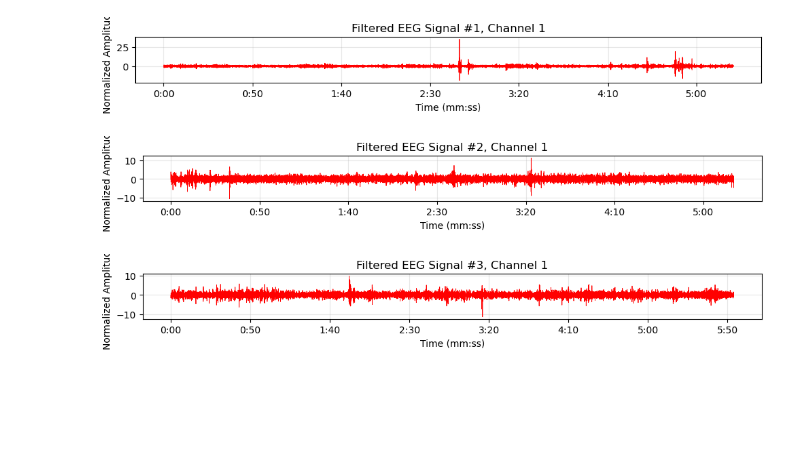
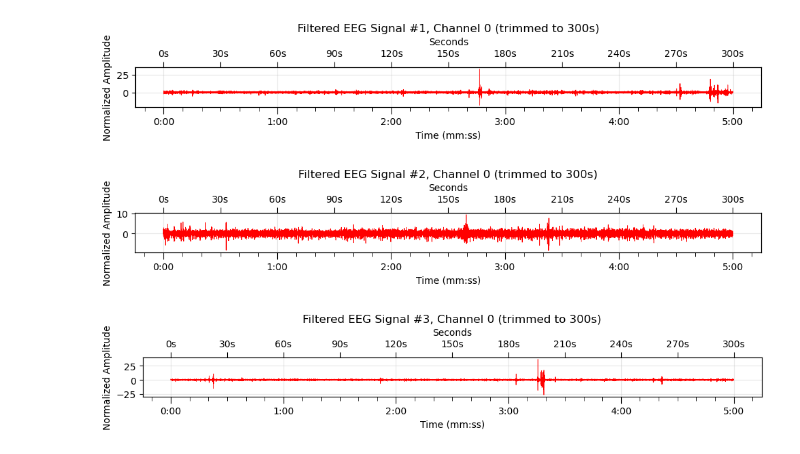
Before and after one commit to josephzhengg/amplab-digtwins, a Jupyter notebook: notebooks/comparison.ipynb, the cells around one changed output. Saved outputs shown, nothing was run; the diff lists cells and outputs as text; code cells hidden in the pictures; blank space fills up the shorter version.

Commit message:
added minor changes to ticks

```diff
--- a/notebooks/comparison.ipynb
+++ b/notebooks/comparison.ipynb
@@ -32,41 +30,59 @@ No file found: ..\raw\resting_state4.set — stopping (last checked 4).
 # %%
 from biosppy.signals import eeg
 import matplotlib.pyplot as plt
 import matplotlib.ticker as ticker
 from scipy.stats import zscore
 
-chan_name = 1  # channel index
+chan_name = 0  # channel index
+max_duration_seconds = 5 * 60  # 5 minutes
 
 # fn to format time
 def format_mmss(x, pos):
     minutes = int(x // 60)
     seconds = int(x % 60)
     return f"{minutes}:{seconds:02d}"
 
 for n, raw in enumerate(raw_data, start=1):
     data = raw.get_data(picks=[chan_name])[0]
     sfreq = raw.info['sfreq']
 
     out = eeg.eeg(signal=data, sampling_rate=sfreq, show=False)
 
-    filtered = zscore(out['filtered'])
-    ts = out['ts']
+    # Trim to first 5 minutes
+    max_samples = int(max_duration_seconds * sfreq)
+    total_samples = len(out['filtered'])
+    end_idx = min(total_samples, max_samples)
+
+    filtered = zscore(out['filtered'][:end_idx])
+    ts = out['ts'][:end_idx]
 
     # reduced-height figure so more plots fit vertically
-    plt.figure(figsize=(10, 1.6))
-    plt.plot(ts, filtered, 'r-', linewidth=0.6)
-    plt.title(f"Filtered EEG Signal #{n}, Channel {chan_name}")
-    plt.xlabel("Time (mm:ss)")
-    plt.ylabel("Normalized Amplitude")
-    plt.grid(True, alpha=0.3)
+    fig, ax = plt.subplots(figsize=(10, 2))
+    ax.plot(ts, filtered, 'r-', linewidth=0.6)
+    ax.set_title(f"Filtered EEG Signal #{n}, Channel {chan_name} (trimmed to {end_idx/sfreq:.0f}s)")
+    ax.set_xlabel("Time (mm:ss)")
+    ax.set_ylabel("Normalized Amplitude")
+    ax.grid(True, alpha=0.3)
 
-    # apply time formatting
-    ax = plt.gca()
+    # Bottom axis: minute ticks (major) and minor ticks (seconds)
+    ax.xaxis.set_major_locator(ticker.MultipleLocator(60))
+    ax.xaxis.set_minor_locator(ticker.MultipleLocator(10))
     ax.xaxis.set_major_formatter(ticker.FuncFormatter(format_mmss))
+    ax.tick_params(axis='x', which='major', length=7)
+    ax.tick_params(axis='x', which='minor', length=4)
+
+    # Top axis: seconds ticks with 'Xs' labels for clarity
+    ax_top = ax.twiny()
+    ax_top.set_xlim(ax.get_xlim())
+    # show seconds every 30s for readability (adjust as needed)
+    ax_top.xaxis.set_major_locator(ticker.MultipleLocator(30))
+    ax_top.xaxis.set_major_formatter(ticker.FuncFormatter(lambda x, pos: f"{int(x)}s"))
+    ax_top.tick_params(axis='x', which='major', length=6)
+    ax_top.set_xlabel('Seconds')
 
     plt.tight_layout()
     plt.show()
 # %% [output]
-[figure, old version]
+[figure, new version]
-[figure, old version]
+[figure, new version]
-[figure, old version]
+[figure, new version]
```
Also changed, not shown: parts of 1 cell of this notebook.
